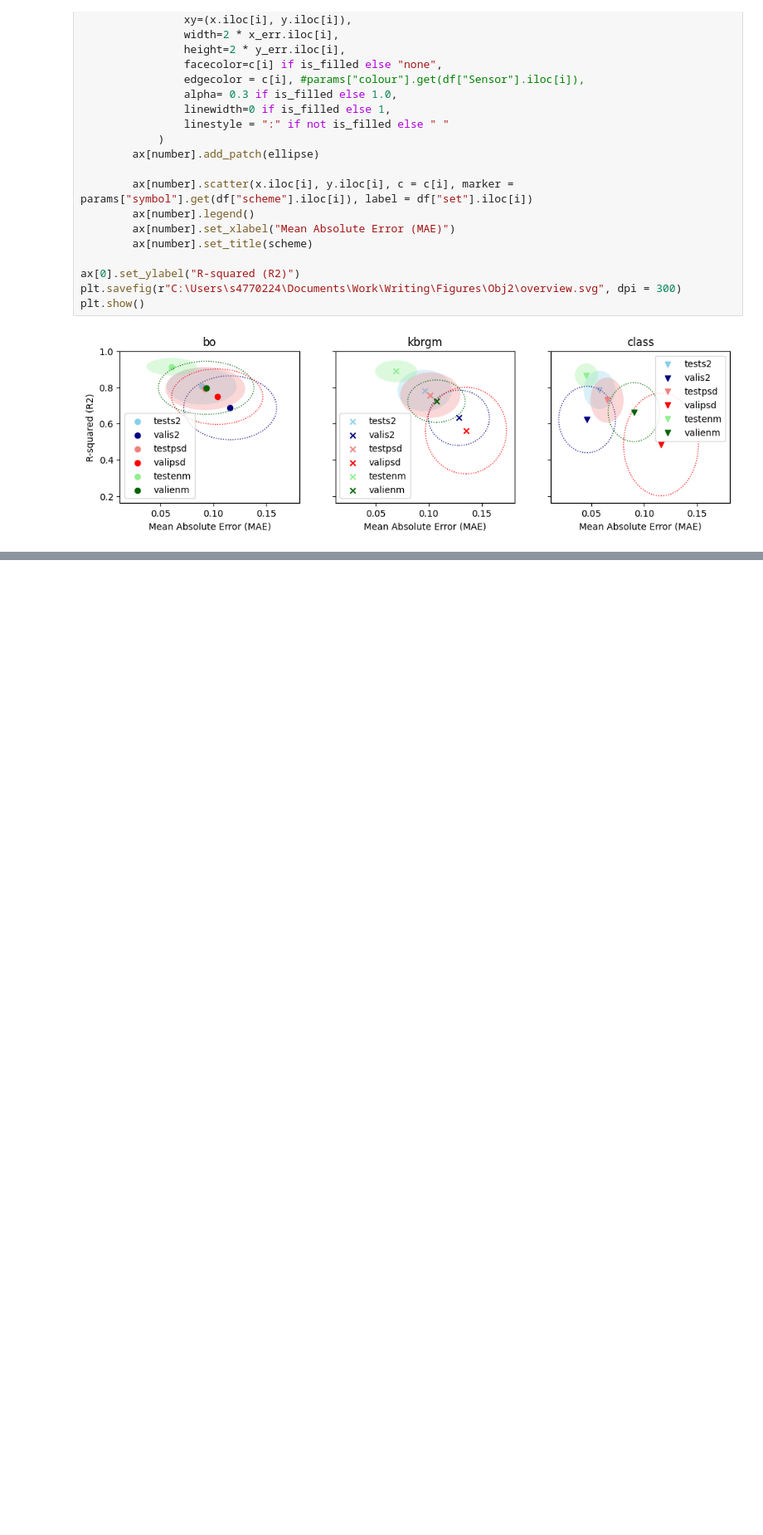
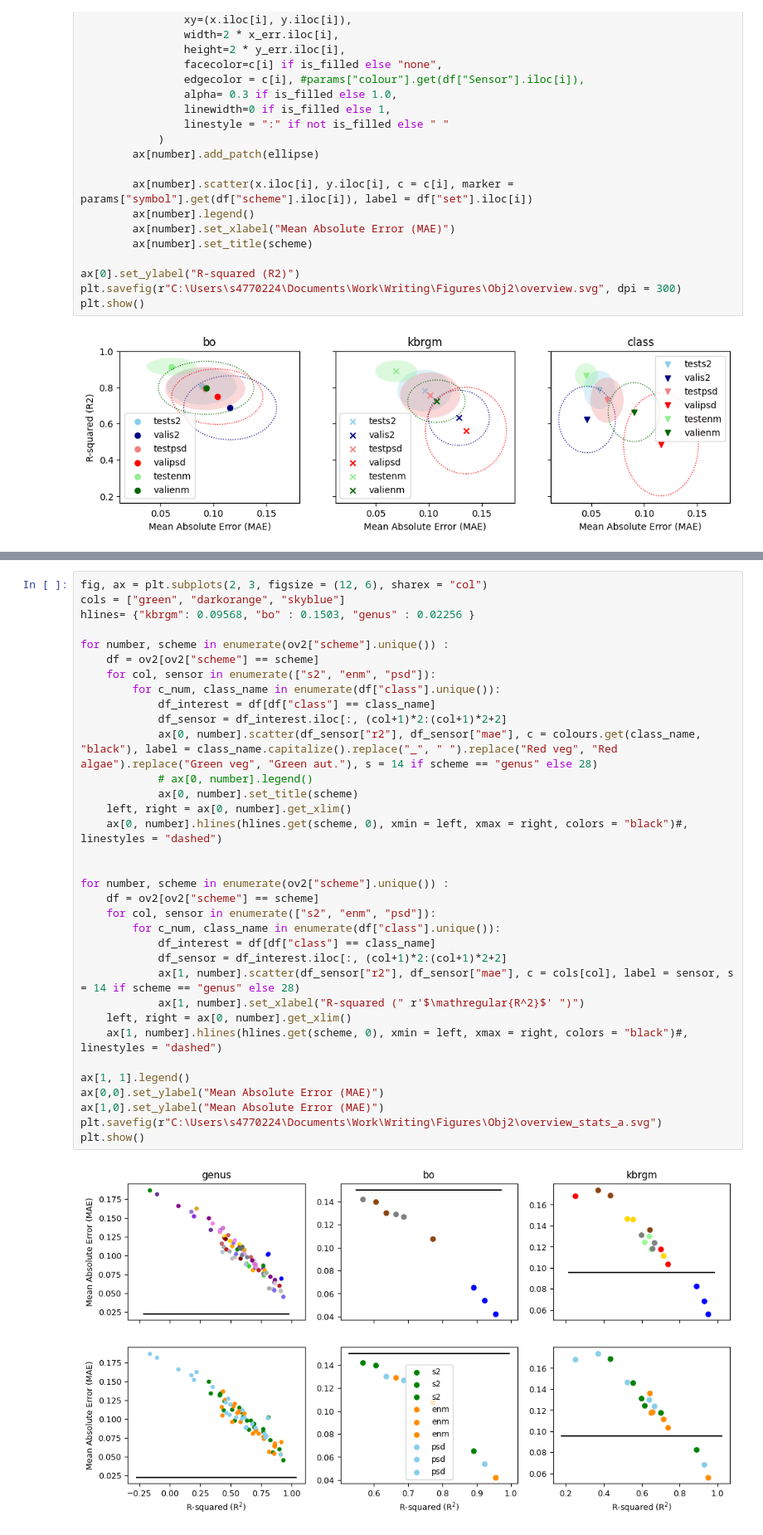
Before and after one commit to uqgrowan/Spectral-Separability-Analysis, a Jupyter notebook: overview_plot.ipynb, the cells around one changed output, grey strips where cells are left out. Shown at 83% size. Saved outputs shown, nothing was run; the diff lists cells and outputs as text; blank space fills up the shorter version.

```diff
--- a/overview_plot.ipynb
+++ b/overview_plot.ipynb
@@ -72,0 +254,36 @@ plt.show()
+# %%
+fig, ax = plt.subplots(2, 3, figsize = (12, 6), sharex = "col")
+cols = ["green", "darkorange", "skyblue"]
+hlines= {"kbrgm": 0.09568, "bo" : 0.1503, "genus" : 0.02256 }
+
+for number, scheme in enumerate(ov2["scheme"].unique()) :
+    df = ov2[ov2["scheme"] == scheme]
+    for col, sensor in enumerate(["s2", "enm", "psd"]):
+        for c_num, class_name in enumerate(df["class"].unique()):
+            df_interest = df[df["class"] == class_name]
+            df_sensor = df_interest.iloc[:, (col+1)*2:(col+1)*2+2]
+            ax[0, number].scatter(df_sensor["r2"], df_sensor["mae"], c = colours.get(class_name, "black"), label = class_name.capitalize().replace("_", " ").replace("Red veg", "Red algae").replace("Green veg", "Green aut."), s = 14 if scheme == "genus" else 28)
+            # ax[0, number].legend()
+            ax[0, number].set_title(scheme)
+    left, right = ax[0, number].get_xlim()
+    ax[0, number].hlines(hlines.get(scheme, 0), xmin = left, xmax = right, colors = "black")#, linestyles = "dashed")
+
+
+for number, scheme in enumerate(ov2["scheme"].unique()) :
+    df = ov2[ov2["scheme"] == scheme]
+    for col, sensor in enumerate(["s2", "enm", "psd"]):
+        for c_num, class_name in enumerate(df["class"].unique()):
+            df_interest = df[df["class"] == class_name]
+            df_sensor = df_interest.iloc[:, (col+1)*2:(col+1)*2+2]
+            ax[1, number].scatter(df_sensor["r2"], df_sensor["mae"], c = cols[col], label = sensor, s = 14 if scheme == "genus" else 28)
+            ax[1, number].set_xlabel("R-squared (" r'$\mathregular{R^2}$' ")")
+    left, right = ax[0, number].get_xlim()
+    ax[1, number].hlines(hlines.get(scheme, 0), xmin = left, xmax = right, colors = "black")#, linestyles = "dashed")
+
+ax[1, 1].legend()
+ax[0,0].set_ylabel("Mean Absolute Error (MAE)")
+ax[1,0].set_ylabel("Mean Absolute Error (MAE)")
+plt.savefig(r"C:\Users\s4770224\Documents\Work\Writing\Figures\Obj2\overview_stats_a.svg")
+plt.show()
+# %% [output]
+[figure, added]
```
Also changed, not shown: parts of 7 cells of this notebook, 3 other files.
